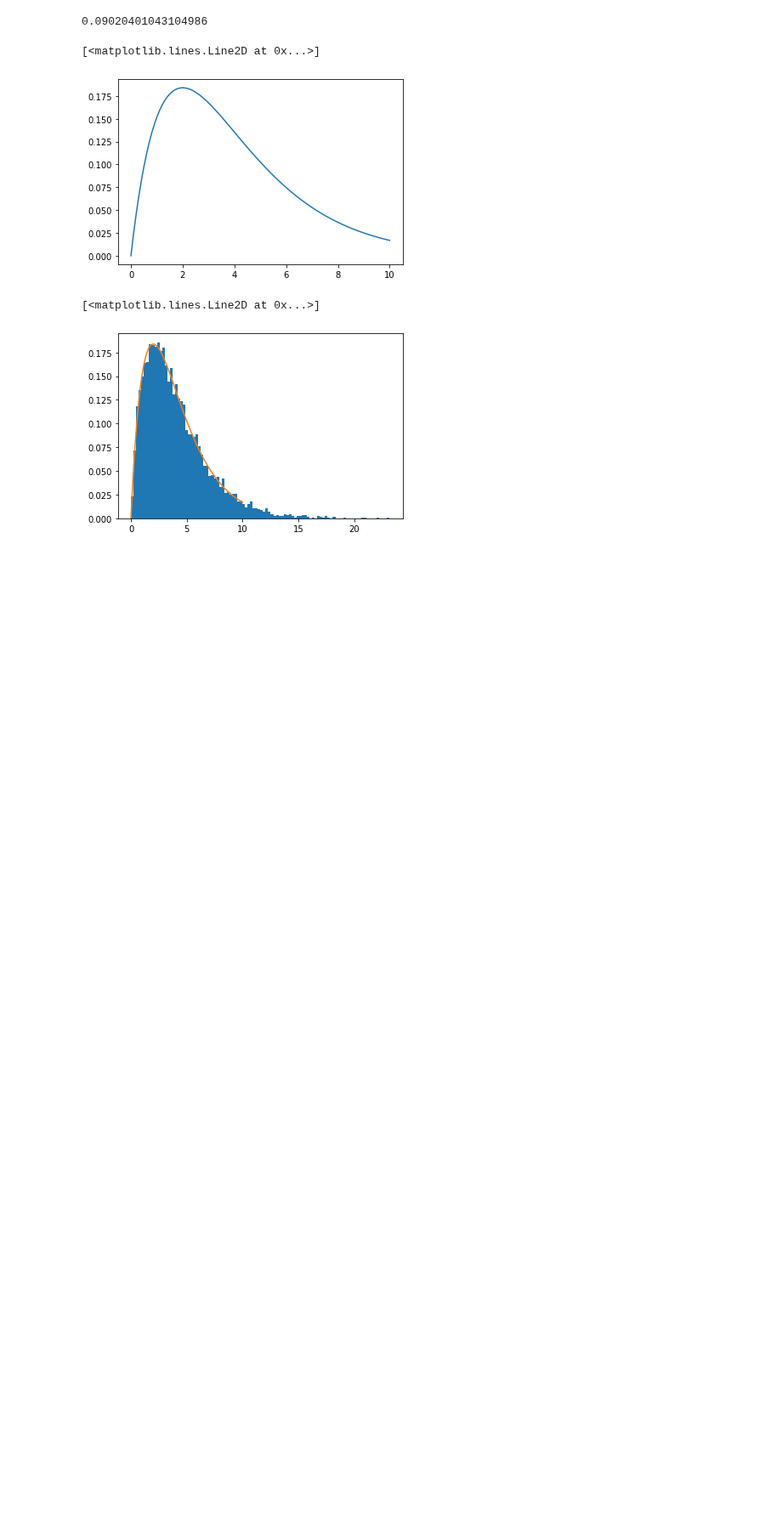
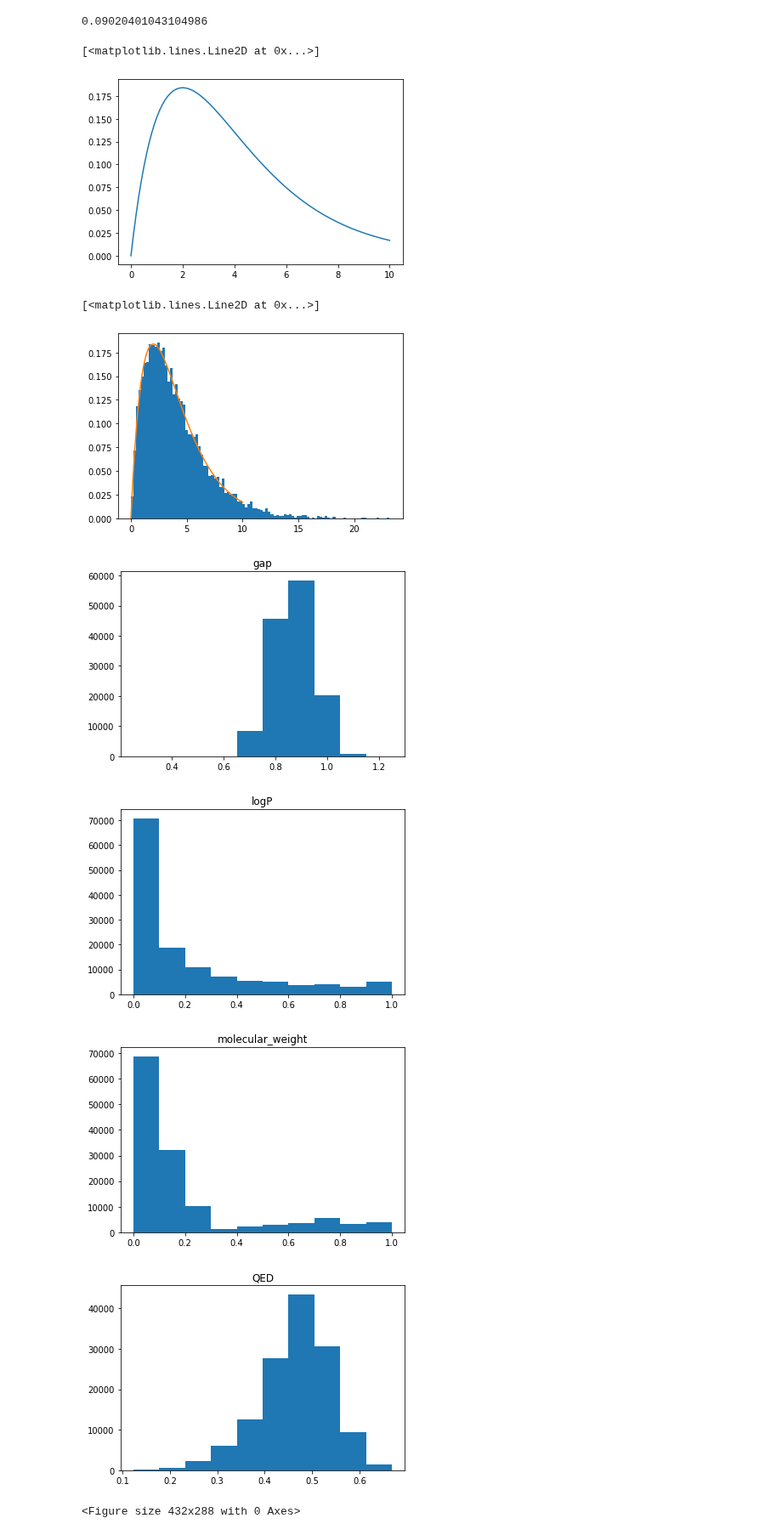
Before and after one commit to recursionpharma/gflownet, a Jupyter notebook: src/gflownet/tasks/qm9/qm9_analysis.ipynb, the cells around one changed output. Shown at 85% size. Cells and saved outputs as stored; diff of their text form; code cells hidden in the pictures; blank space fills up the shorter version.

```diff
--- a/src/gflownet/tasks/qm9/qm9_analysis.ipynb
+++ b/src/gflownet/tasks/qm9/qm9_analysis.ipynb
@@ -18,5 +18,5 @@ from torch.distributions.dirichlet import Dirichlet
 # %% [markdown]
 ### Load the Data and Reward Functions
 # %%
-data_train = qm9.QM9Dataset('/data/chem/qm9/qm9.h5', targets=["gap", "logP", "molecular_weight", "QED"])
-data_test = qm9.QM9Dataset('/data/chem/qm9/qm9.h5', train=False, targets=["gap", "logP", "molecular_weight", "QED"])
+data_train = qm9.QM9Dataset('/data/chem/qm9/qm9_new.h5', targets=["gap", "logP", "molecular_weight", "QED"], ratio=1.0)
+# data_test = qm9.QM9Dataset('/data/chem/qm9/qm9.h5', train=False, targets=["gap", "logP", "molecular_weight", "QED"])
@@ -895,3 +899,39 @@ pp.plot(x, scipy.stats.gamma.pdf(x, 2, scale=2))
 # %% [output]
 [<matplotlib.lines.Line2D at 0x...>]
 [figure]
+# %%
+import matplotlib.pyplot as plt
+targets = ["gap", "logP", "molecular_weight", "QED"]
+number_of_objectives=4
+reward_stat_info = []
+def logP_reward_new(_input, _info):
+    return np.exp(-(_input - 2.5) ** 2 / (2 *_info._std))
+
+
+def qed_reward_new(_input, _info):
+    return _input
+    # return np.exp(-(_input - 0.7) ** 2 / (1*_info._width))
+
+def molecular_weight_reward_new(_input, _info):
+    return np.exp(-(_input - 105) ** 2 / (1.2* _info._width))
+for i in range(number_of_objectives):
+    _min, _max, _median,  _percentile_95, _std = data_train.get_stats(percentile=0.05, target=targets[i])
+    reward_stat_info = RewardInfo(_min=_min, _max=_max, _median=_median, _percentile_95=_percentile_95, _std=_std)
+    if targets[i] == 'gap':
+        rew = gap_reward(data_train.df[targets[i]], reward_stat_info)
+    elif targets[i] == 'logP':
+        rew = logP_reward_new(data_train.df[targets[i]], reward_stat_info)
+    elif targets[i] == 'molecular_weight':
+        rew = molecular_weight_reward_new(data_train.df[targets[i]], reward_stat_info)
+    else:
+        rew = qed_reward_new(data_train.df[targets[i]], reward_stat_info)
+    plt.hist(rew)
+    plt.title(targets[i])
+    plt.show()
+    plt.clf()
+# %% [output]
+[figure, added]
+[figure, added]
+[figure, added]
+[figure, added]
+<Figure size 432x288 with 0 Axes>
```
Also changed, not shown: parts of 10 cells of this notebook, 3 other files.
